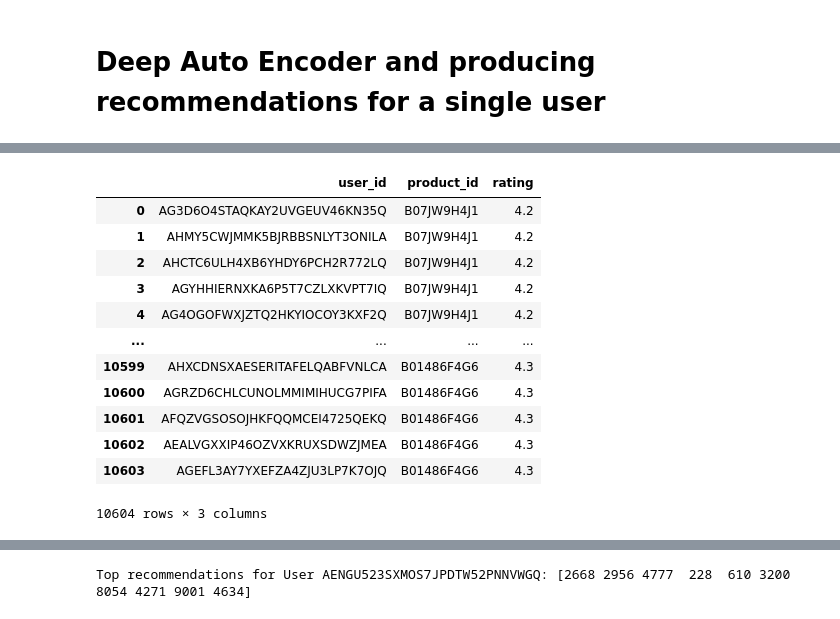
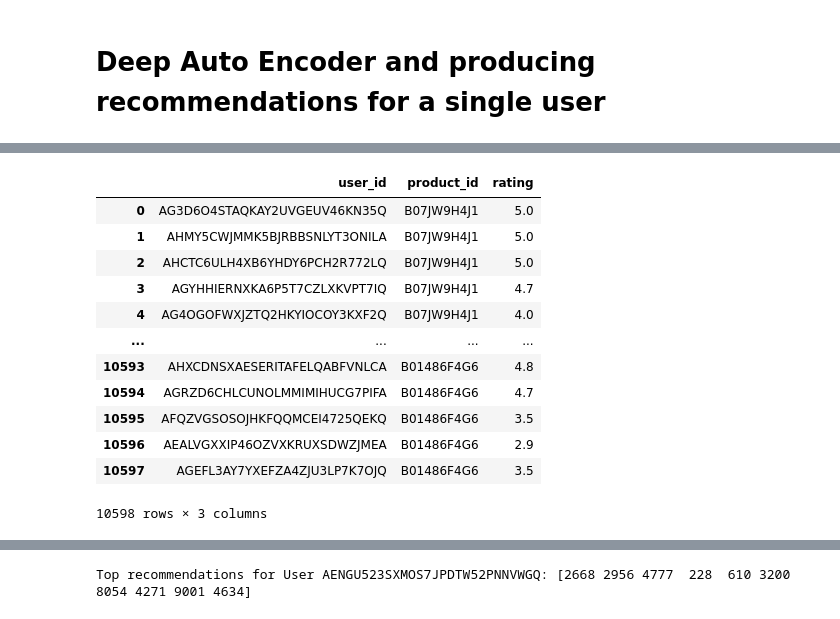
Before and after one commit to sjannabh/MastersProject_repo, a Jupyter notebook: data-analysis/Others/New/DataScience.ipynb, the cells around one changed output, grey strips where cells are left out. Saved outputs shown, nothing was run; the diff lists cells and outputs as text; code cells hidden in the pictures.

Commit message:
Made few changes to data-analysis files

```diff
--- a/data-analysis/Others/New/DataScience.ipynb
+++ b/data-analysis/Others/New/DataScience.ipynb
@@ -210,30 +185,30 @@ New_Dataset.to_csv('required_dataset.csv', index=False)
 # %%
 import numpy as np
 import pandas as pd
 from sklearn.model_selection import train_test_split
 from tensorflow.keras.layers import Input, Dense
 from tensorflow.keras.models import Model
 
 # Load the MovieLens dataset (download it from https://grouplens.org/datasets/movielens/)
-file_path = 'C:\\Repos\\MastersProject\\data-analysis\\Others\\New\\required_dataset.csv'
+file_path = 'C:\\Repos\\MastersProject\\data-analysis\\Others\\New\\required_dataset_data.csv'
 columns = ['user_id', 'product_id', 'rating']
 # df = pd.read_csv(file_path, sep='\t', names=columns)
 df = pd.read_csv(file_path, sep=',')
 df
 # %% [output]
 |  | user_id | product_id | rating |
-| 0 | AG3D6O4STAQKAY2UVGEUV46KN35Q | B07JW9H4J1 | 4.2 |
-| 1 | AHMY5CWJMMK5BJRBBSNLYT3ONILA | B07JW9H4J1 | 4.2 |
-| 2 | AHCTC6ULH4XB6YHDY6PCH2R772LQ | B07JW9H4J1 | 4.2 |
-| 3 | AGYHHIERNXKA6P5T7CZLXKVPT7IQ | B07JW9H4J1 | 4.2 |
-| 4 | AG4OGOFWXJZTQ2HKYIOCOY3KXF2Q | B07JW9H4J1 | 4.2 |
+| 0 | AG3D6O4STAQKAY2UVGEUV46KN35Q | B07JW9H4J1 | 5.0 |
+| 1 | AHMY5CWJMMK5BJRBBSNLYT3ONILA | B07JW9H4J1 | 5.0 |
+| 2 | AHCTC6ULH4XB6YHDY6PCH2R772LQ | B07JW9H4J1 | 5.0 |
+| 3 | AGYHHIERNXKA6P5T7CZLXKVPT7IQ | B07JW9H4J1 | 4.7 |
+| 4 | AG4OGOFWXJZTQ2HKYIOCOY3KXF2Q | B07JW9H4J1 | 4.0 |
 | ... | ... | ... | ... |
-| 10599 | AHXCDNSXAESERITAFELQABFVNLCA | B01486F4G6 | 4.3 |
-| 10600 | AGRZD6CHLCUNOLMMIMIHUCG7PIFA | B01486F4G6 | 4.3 |
-| 10601 | AFQZVGSOSOJHKFQQMCEI4725QEKQ | B01486F4G6 | 4.3 |
-| 10602 | AEALVGXXIP46OZVXKRUXSDWZJMEA | B01486F4G6 | 4.3 |
-| 10603 | AGEFL3AY7YXEFZA4ZJU3LP7K7OJQ | B01486F4G6 | 4.3 |
+| 10593 | AHXCDNSXAESERITAFELQABFVNLCA | B01486F4G6 | 4.8 |
+| 10594 | AGRZD6CHLCUNOLMMIMIHUCG7PIFA | B01486F4G6 | 4.7 |
+| 10595 | AFQZVGSOSOJHKFQQMCEI4725QEKQ | B01486F4G6 | 3.5 |
+| 10596 | AEALVGXXIP46OZVXKRUXSDWZJMEA | B01486F4G6 | 2.9 |
+| 10597 | AGEFL3AY7YXEFZA4ZJU3LP7K7OJQ | B01486F4G6 | 3.5 |
-10604 rows × 3 columns
+10598 rows × 3 columns
 # %%
 # Create user-item interaction matrix
 user_product_matrix = df.pivot(index='user_id', columns='product_id', values='rating').fillna(0).values
```
Also changed, not shown: parts of 9 cells of this notebook, 37 other files.
